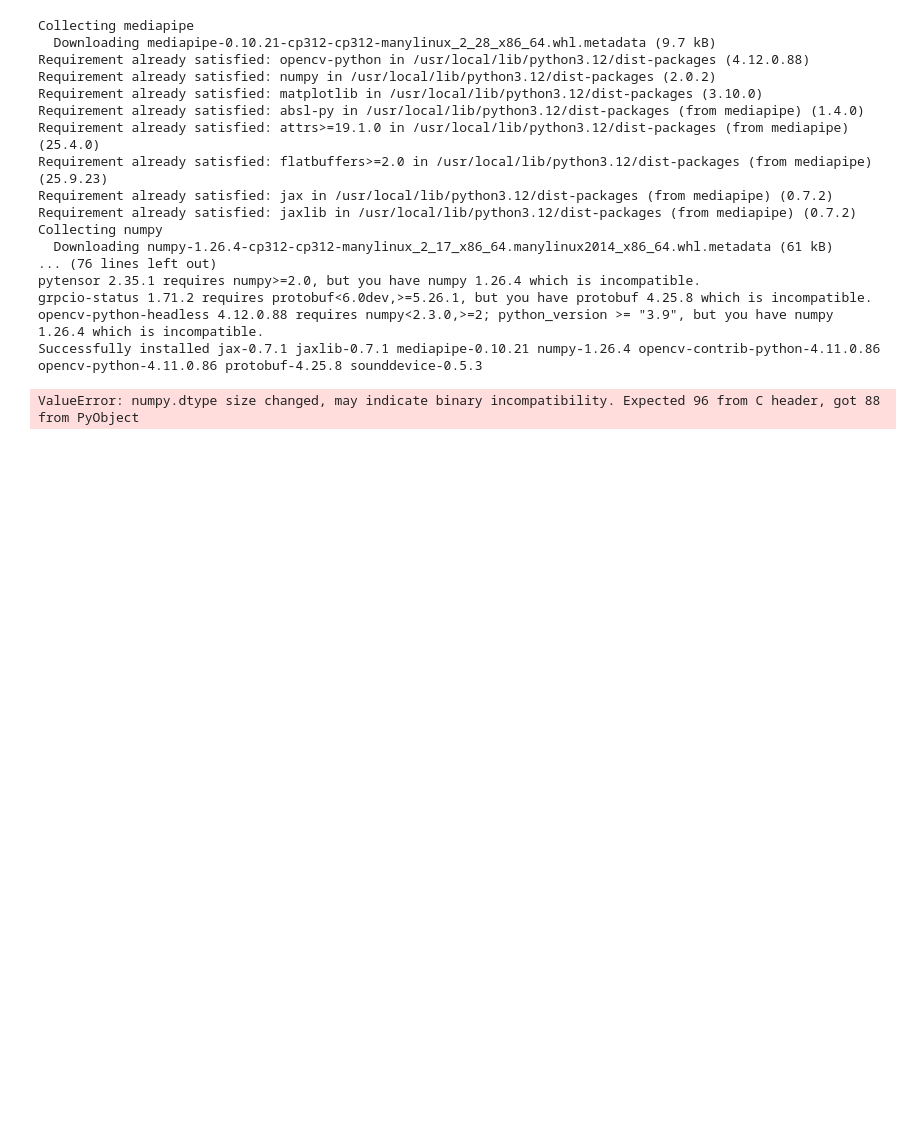
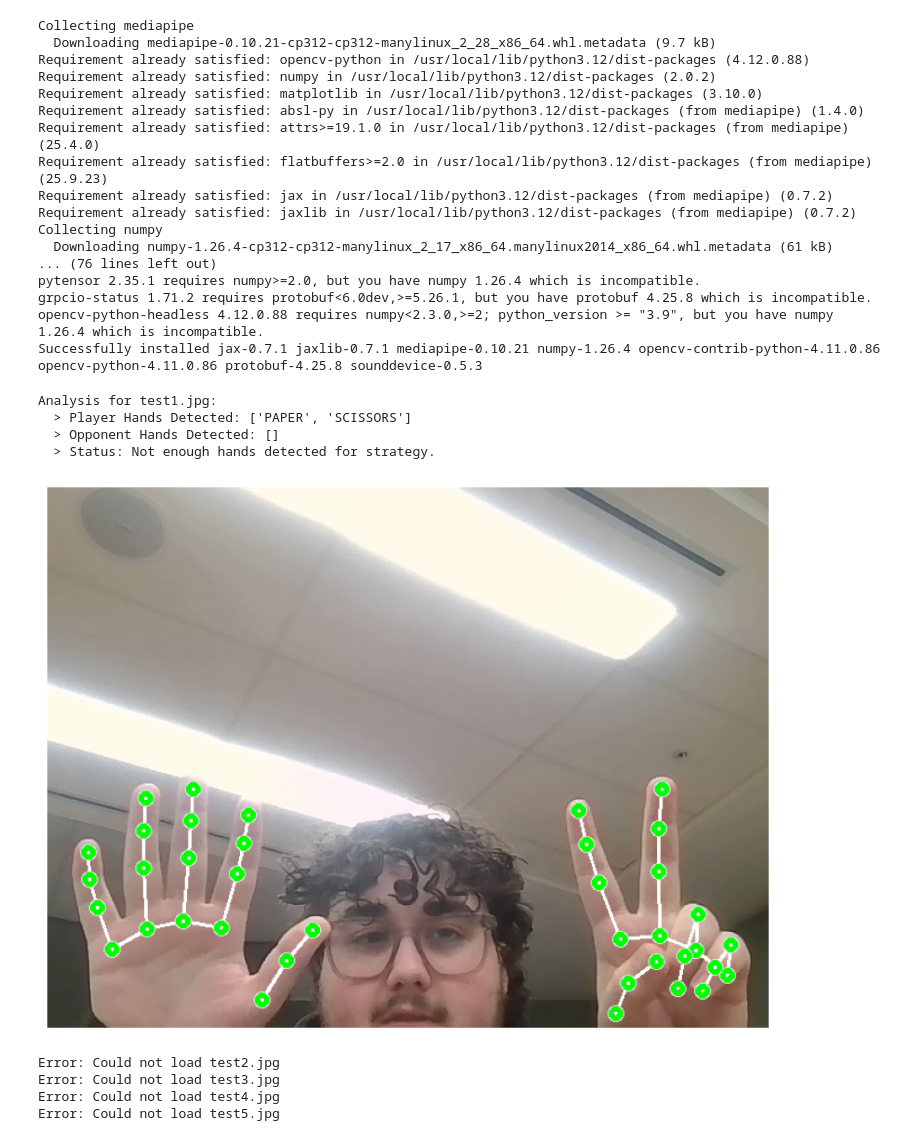
Before and after one commit to TylerLafond0653/Rock-Paper-Scissors, a Jupyter notebook: Project_Report.ipynb, the cells around one changed output. Drawn from its saved outputs; the diff is of its cells as text; code cells hidden in the pictures; blank space fills up the shorter version.

```diff
--- a/Project_Report.ipynb
+++ b/Project_Report.ipynb
@@ -52,13 +52,18 @@ class GameStrategy:
 class HandDetector:
     def __init__(self):
         self.mp_hands = mp.solutions.hands
-        self.hands = self.mp_hands.Hands(static_image_mode=True, max_num_hands=4, min_detection_confidence=0.5)
+        self.hands = self.mp_hands.Hands(
+            static_image_mode=True,  # IMPORTANT: optimized for single images
+            max_num_hands=4,
+            min_detection_confidence=0.1, # EXTREME SENSITIVITY (0.1)
+            model_complexity=1
+        )
         self.mp_draw = mp.solutions.drawing_utils
 
     def get_dist(self, p1, p2): return np.hypot(p1.x - p2.x, p1.y - p2.y)
 
     def classify_gesture(self, hand_landmarks):
-        # Your existing classification logic
+        # Improved Logic for Static Images
         thumb = self.get_dist(hand_landmarks.landmark[0], hand_landmarks.landmark[4]) > self.get_dist(hand_landmarks.landmark[0], hand_landmarks.landmark[2])
         index = self.get_dist(hand_landmarks.landmark[0], hand_landmarks.landmark[8]) > self.get_dist(hand_landmarks.landmark[0], hand_landmarks.landmark[6])
         middle = self.get_dist(hand_landmarks.landmark[0], hand_landmarks.landmark[12]) > self.get_dist(hand_landmarks.landmark[0], hand_landmarks.landmark[10])
@@ -66,10 +71,15 @@ class HandDetector:
         pinky = self.get_dist(hand_landmarks.landmark[0], hand_landmarks.landmark[20]) > self.get_dist(hand_landmarks.landmark[0], hand_landmarks.landmark[18])
 
         total = sum([thumb, index, middle, ring, pinky])
+
+        # Aggressive Rock Detection
         if total <= 1: return HandShape.ROCK
         if index and middle and not ring and not pinky: return HandShape.SCISSORS
         if total >= 4: return HandShape.PAPER
+
+        # Fallback for "Thumb-Out" Scissors
         if total == 3 and index and middle: return HandShape.SCISSORS
+
         return HandShape.UNKNOWN
 
     def process_static(self, image_path):
@@ -86,11 +96,16 @@ class HandDetector:
                 shape = self.classify_gesture(hand_lms)
                 detected.append((shape, y_pos))
 
-                # Draw landmarks directly on image
-                self.mp_draw.draw_landmarks(img_rgb, hand_lms, self.mp_hands.HAND_CONNECTIONS)
+                # Draw landmarks directly on image so you can see if it worked
+                self.mp_draw.draw_landmarks(
+                    img_rgb,
+                    hand_lms,
+                    self.mp_hands.HAND_CONNECTIONS,
+                    self.mp_draw.DrawingSpec(color=(0, 255, 0), thickness=4, circle_radius=4),
+                    self.mp_draw.DrawingSpec(color=(255, 255, 255), thickness=2, circle_radius=2)
+                )
 
         return img_rgb, detected
-
 def analyze_sample_image(image_path):
     detector = HandDetector()
     strategy = GameStrategy()
@@ -105,31 +120,39 @@ def analyze_sample_image(image_path):
     all_bottom = [d[0] for d in raw_data if d[1] > 0.5] # Player
     all_top = [d[0] for d in raw_data if d[1] <= 0.5]    # Opponent
 
     print(f"Analysis for {image_path}:")
     print(f"  > Player Hands Detected: {[h.name for h in all_bottom]}")
     print(f"  > Opponent Hands Detected: {[h.name for h in all_top]}")
 
     # Run Strategy
     if len(all_bottom) >= 2 and len(all_top) >= 2:
         rec_hand, reason = strategy.solve_nash(all_bottom[:2], all_top[:2])
 
         # Draw Result on Image
         h, w, _ = img_rgb.shape
         cv2.putText(img_rgb, f"ADVICE: {reason}", (50, h-50),
                    cv2.FONT_HERSHEY_SIMPLEX, 1.5, (0, 255, 255), 4)
         print(f"  > AI Advice: {reason}")
     else:
         print("  > Status: Not enough hands detected for strategy.")
 
     # Show Image in Notebook
     plt.figure(figsize=(10, 8))
     plt.imshow(img_rgb)
     plt.axis('off')
     plt.show()
 
 image_files = ["test1.jpg", "test2.jpg", "test3.jpg", "test4.jpg", "test5.jpg"]
 
 for img_file in image_files:
     analyze_sample_image(img_file)
 # %% [output]
-ValueError: numpy.dtype size changed, may indicate binary incompatibility. Expected 96 from C header, got 88 from PyObject
+Analysis for test1.jpg:
+  > Player Hands Detected: ['PAPER', 'SCISSORS']
+  > Opponent Hands Detected: []
+  > Status: Not enough hands detected for strategy.
+[figure, added]
+Error: Could not load test2.jpg
+Error: Could not load test3.jpg
+Error: Could not load test4.jpg
+Error: Could not load test5.jpg
```
Also changed, not shown: parts of 1 cell of this notebook.
